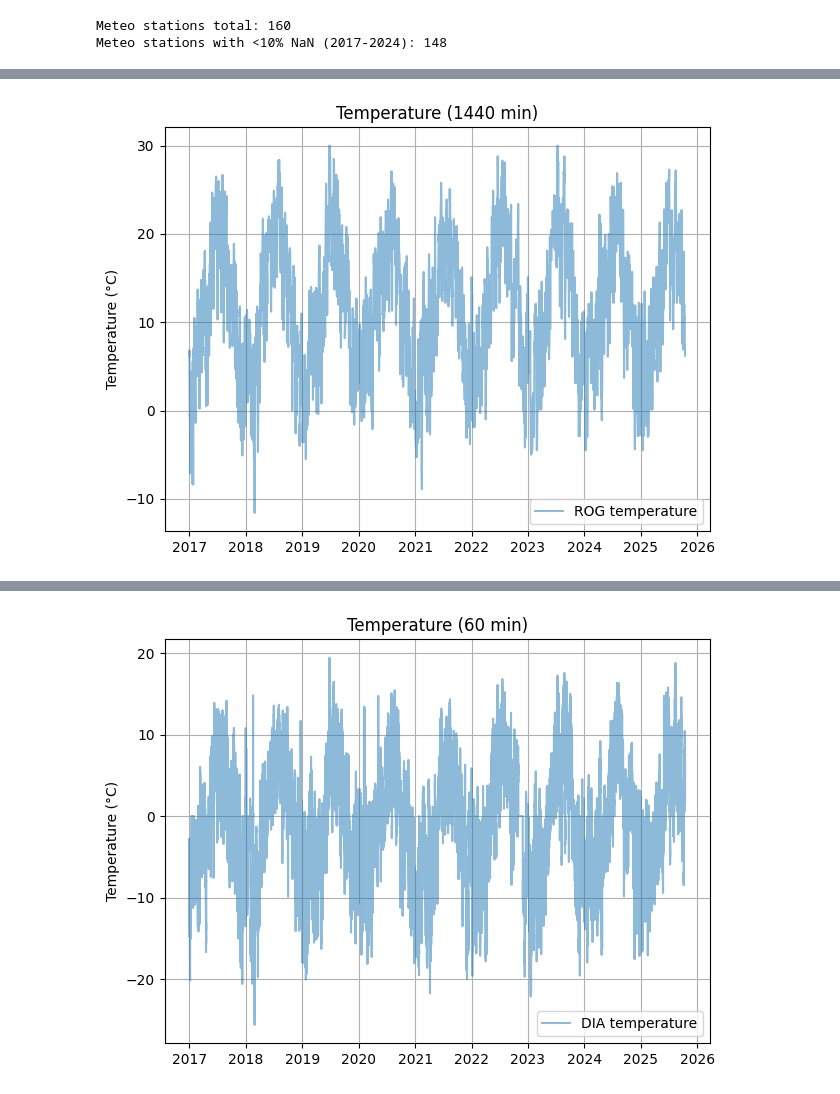
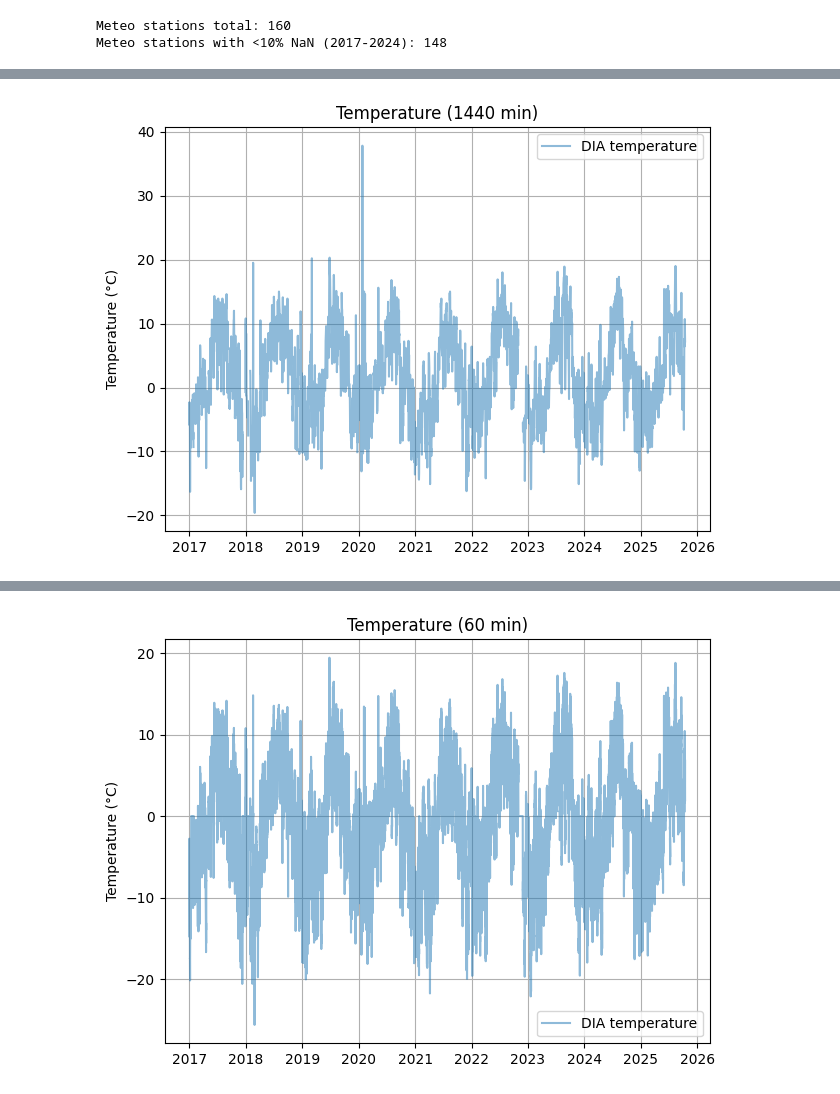
Before and after one commit to adrienpaolini/convNPClimate, a Jupyter notebook: peakdata.ipynb, the cells around one changed output, grey strips where cells are left out. Cells and saved outputs as stored; diff of their text form; code cells hidden in the pictures.

```diff
--- a/peakdata.ipynb
+++ b/peakdata.ipynb
@@ -373,9 +366,9 @@ Stations with at least 6 consecutive zero temperatures:
   GUE: 2 consecutive zeros starting 2017-02-16 00:00:00+00:00
   MOB: 2 consecutive zeros starting 2019-01-09 00:00:00+00:00
 # %%
-plot_weather_parameters(dfd, stations=["ROG"], parameters=["temperature"])
+plot_weather_parameters(dfd, stations=["DIA"], parameters=["temperature"])
 # %% [output]
-[figure, old version]
+[figure, new version]
 # %%
 print(dfd["ROG"])
 # %% [output]
```
Also changed, not shown: parts of 2 cells of this notebook, 3 other files.
